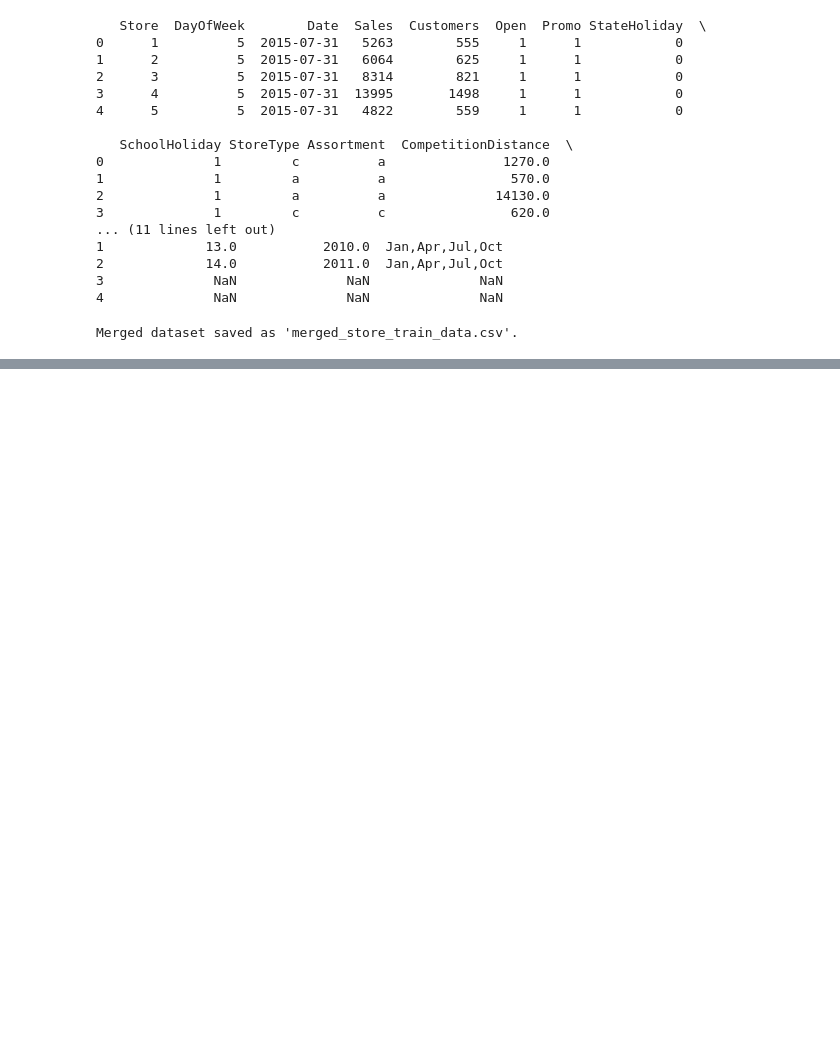
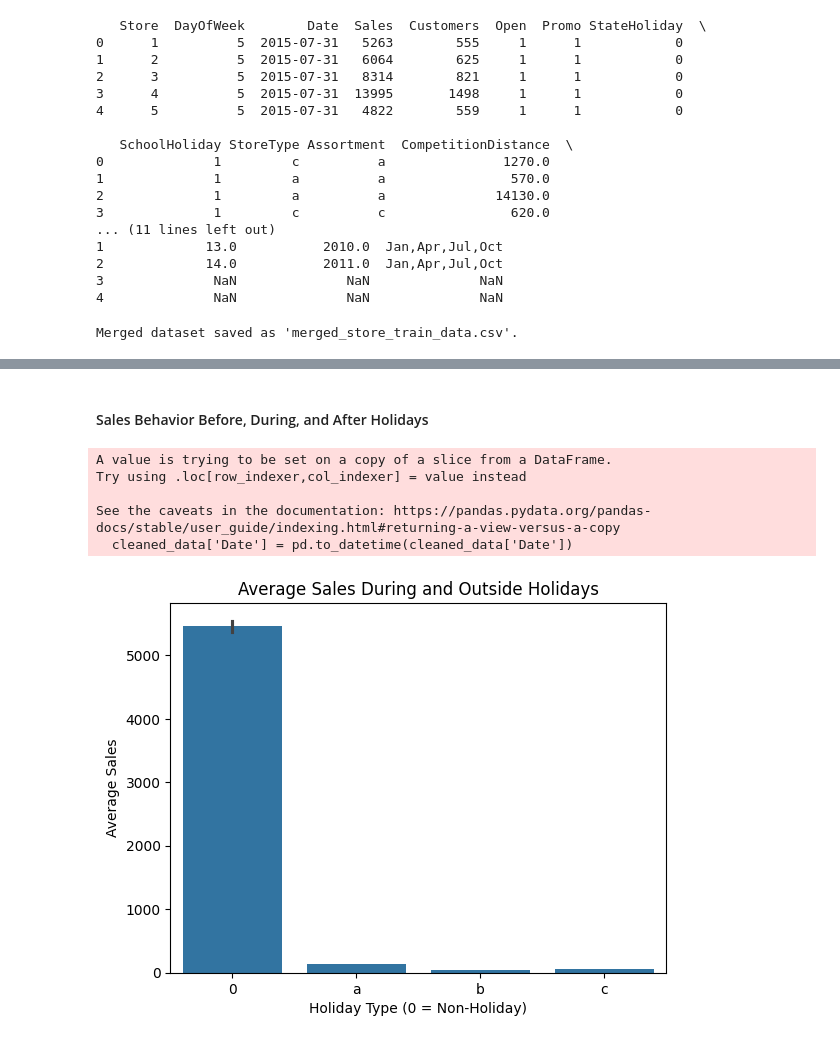
Before and after one commit to Liya-F/Kifiya-AI-MasteryW4, a Jupyter notebook: notebooks/EDA.ipynb, the cells around one changed output, grey strips where cells are left out. Saved outputs shown, nothing was run; the diff lists cells and outputs as text; code cells hidden in the pictures; blank space fills up the shorter version.

```diff
--- a/notebooks/EDA.ipynb
+++ b/notebooks/EDA.ipynb
@@ -73,0 +173,8 @@ Merged dataset saved as 'merged_store_train_data.csv'.
+# %%
+# Convert 'Date' to datetime
+cleaned_data['Date'] = pd.to_datetime(cleaned_data['Date'])
+
+# Convert categorical variables
+categorical_columns = ['StoreType', 'Assortment', 'StateHoliday', 'PromoInterval']
+for col in categorical_columns:
+    cleaned_data[col] = cleaned_data[col].astype('category')
@@ -73,0 +229,22 @@ Merged dataset saved as 'merged_store_train_data.csv'.
+# %% [markdown]
+#### Sales Behavior Before, During, and After Holidays
+# %%
+# Convert Date column to datetime type for easy filtering
+cleaned_data['Date'] = pd.to_datetime(cleaned_data['Date'])
+
+# Group data by StateHoliday and calculate average sales
+holiday_sales = cleaned_data.groupby('StateHoliday')['Sales'].mean()
+
+# Plotting the sales during holidays vs non-holidays
+sns.barplot(x=holiday_sales.index, y=holiday_sales.values)
+plt.title('Average Sales During and Outside Holidays')
+plt.ylabel('Average Sales')
+plt.xlabel('Holiday Type (0 = Non-Holiday)')
+plt.show()
+# %% [output]
+A value is trying to be set on a copy of a slice from a DataFrame.
+Try using .loc[row_indexer,col_indexer] = value instead
+
+See the caveats in the documentation: https://pandas.pydata.org/pandas-docs/stable/user_guide/indexing.html#returning-a-view-versus-a-copy
+  cleaned_data['Date'] = pd.to_datetime(cleaned_data['Date'])
+[figure, added]
```
Also changed, not shown: parts of 31 cells of this notebook.
